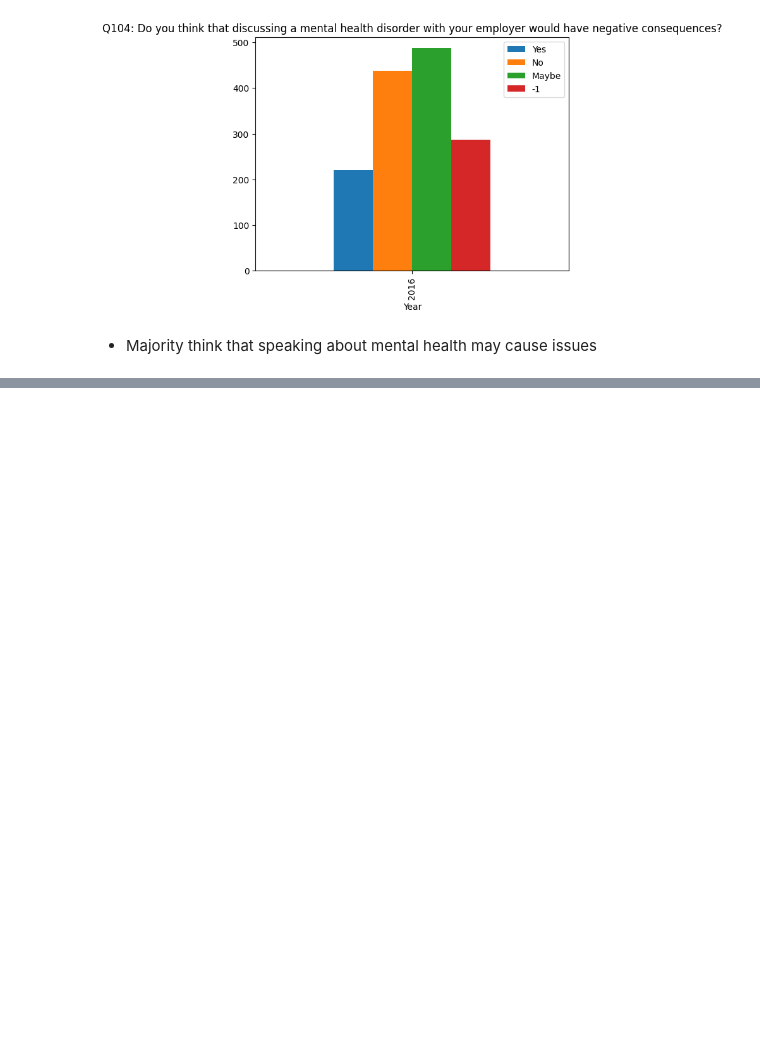
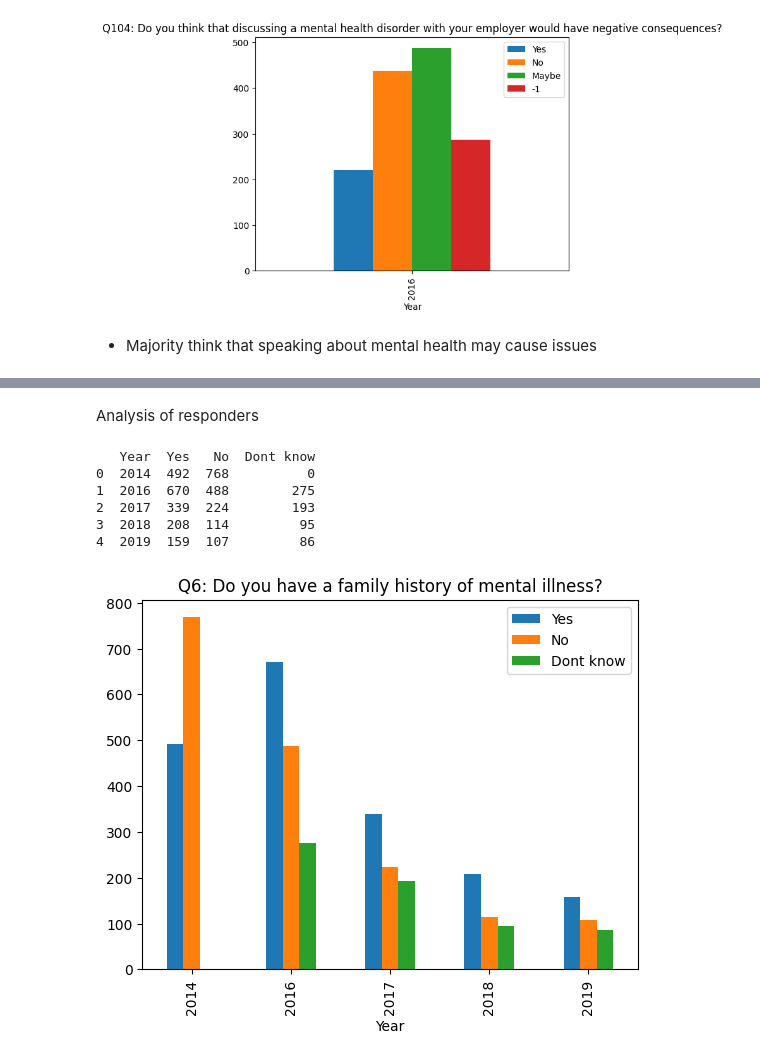
Before and after one commit to Itsamesamir/COMP0031, a Jupyter notebook: mentalHealth/analysis.ipynb, the cells around one changed output, grey strips where cells are left out. Drawn from its saved outputs; the diff is of its cells as text; code cells hidden in the pictures; blank space fills up the shorter version.

Commit message:
added respondents analysis

```diff
--- a/mentalHealth/analysis.ipynb
+++ b/mentalHealth/analysis.ipynb
@@ -263,0 +290,27 @@ print(result)
+# %% [markdown]
+Analysis of responders
+# %%
+query = f"SELECT answerText,questionid id FROM answer WHERE questionid =6 ;"
+query = "SELECT DISTINCT answerText FROM answer WHERE questionid = 6;"
+result = pd.read_sql_query(query, conn)
+#print(result)
+query = """ SELECT SurveyID AS Year, COUNT(CASE WHEN AnswerText = "Yes" THEN 1 END) AS Yes,
+                             COUNT(CASE WHEN AnswerText = "No" THEN 1 END) AS No,
+                             COUNT(CASE WHEN AnswerText = "I don't know" THEN 1 END) AS "Dont know"
+
+            FROM answer WHERE questionid = 6 GROUP BY SurveyID;"""
+result = pd.read_sql_query(query, conn)
+ax = result.plot(x='Year', y=['Yes', 'No','Dont know',], kind='bar')
+ax.set_title("Q6: Do you have a family history of mental illness?")
+# Calculate the percentages for each answer type
+#print("2014       1260\n2016       1433\n2017        756\n2018        417\n2019        352")
+# Print the updated result dataframe
+print(result)
+# %% [output]
+   Year  Yes   No  Dont know
+0  2014  492  768          0
+1  2016  670  488        275
+2  2017  339  224        193
+3  2018  208  114         95
+4  2019  159  107         86
+[figure, added]
```
Also changed, not shown: parts of 7 cells of this notebook.
